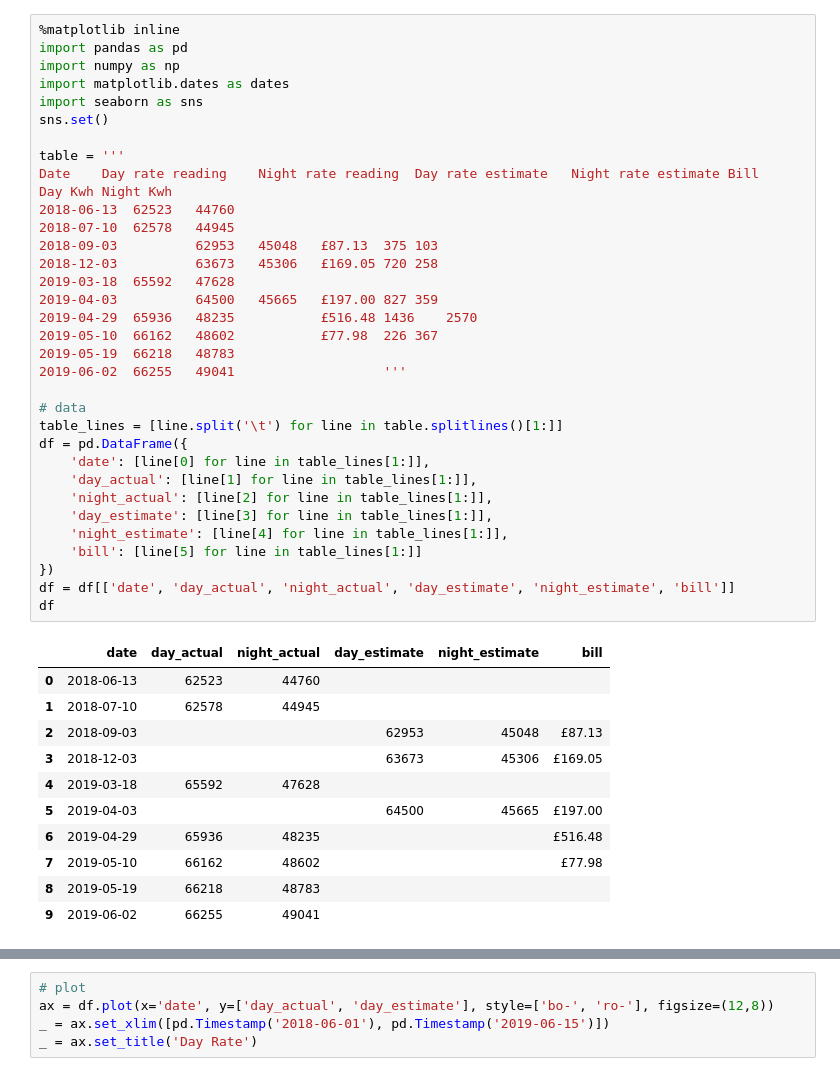
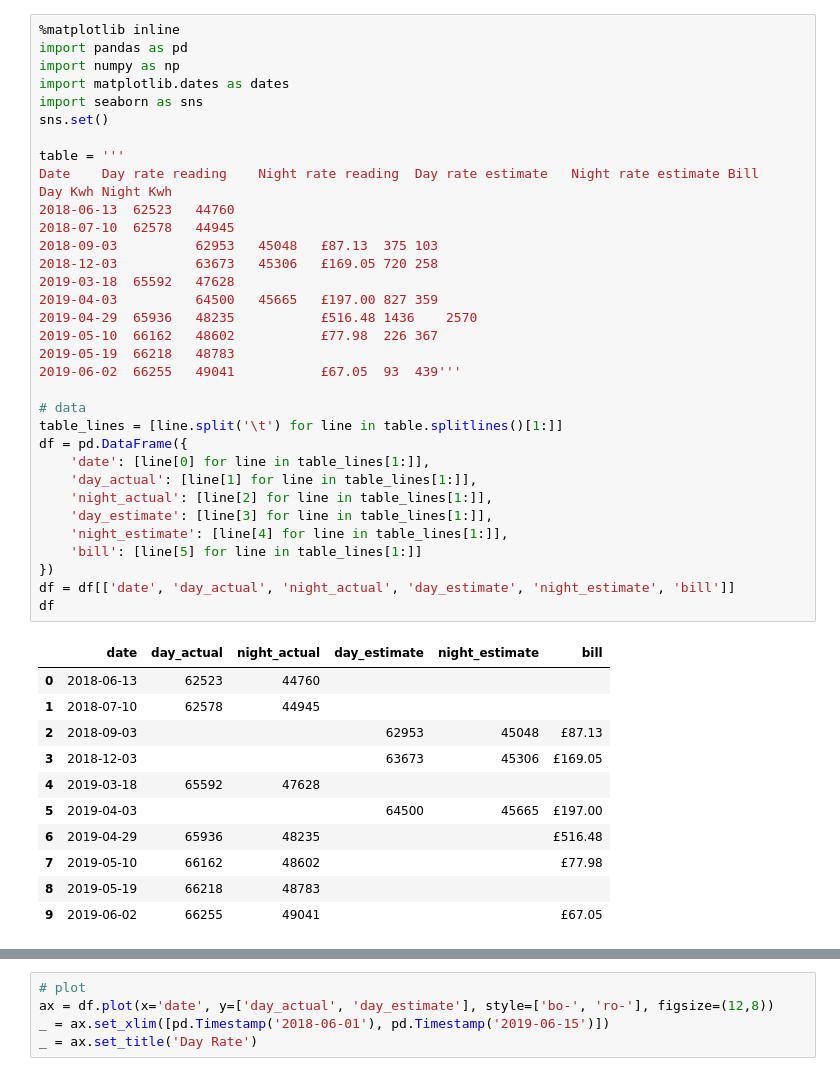
Before and after one commit to siongngiap/cem, a Jupyter notebook: cem_electricity.ipynb, the cells around one changed output, grey strips where cells are left out. Drawn from its saved outputs; the diff is of its cells as text.

```diff
--- a/cem_electricity.ipynb
+++ b/cem_electricity.ipynb
@@ -14,35 +14,35 @@ Date	Day rate reading	Night rate reading	Day rate estimate	Night rate estimate	B
 2018-12-03			63673	45306	£169.05	720	258
 2019-03-18	65592	47628
 2019-04-03			64500	45665	£197.00	827	359
 2019-04-29	65936	48235			£516.48	1436	2570
 2019-05-10	66162	48602			£77.98	226	367
 2019-05-19	66218	48783
-2019-06-02	66255	49041					'''
+2019-06-02	66255	49041			£67.05	93	439'''
 
 # data
 table_lines = [line.split('\t') for line in table.splitlines()[1:]]
 df = pd.DataFrame({
     'date': [line[0] for line in table_lines[1:]],
     'day_actual': [line[1] for line in table_lines[1:]],
     'night_actual': [line[2] for line in table_lines[1:]],
     'day_estimate': [line[3] for line in table_lines[1:]],
     'night_estimate': [line[4] for line in table_lines[1:]],
     'bill': [line[5] for line in table_lines[1:]]
 })
 df = df[['date', 'day_actual', 'night_actual', 'day_estimate', 'night_estimate', 'bill']]
 df
 # %% [output]
 |  | date | day_actual | night_actual | day_estimate | night_estimate | bill |
 | 0 | 2018-06-13 | 62523 | 44760 |  |  |  |
 | 1 | 2018-07-10 | 62578 | 44945 |  |  |  |
 | 2 | 2018-09-03 |  |  | 62953 | 45048 | £87.13 |
 | 3 | 2018-12-03 |  |  | 63673 | 45306 | £169.05 |
 | 4 | 2019-03-18 | 65592 | 47628 |  |  |  |
 | 5 | 2019-04-03 |  |  | 64500 | 45665 | £197.00 |
 | 6 | 2019-04-29 | 65936 | 48235 |  |  | £516.48 |
 | 7 | 2019-05-10 | 66162 | 48602 |  |  | £77.98 |
 | 8 | 2019-05-19 | 66218 | 48783 |  |  |  |
-| 9 | 2019-06-02 | 66255 | 49041 |  |  |  |
+| 9 | 2019-06-02 | 66255 | 49041 |  |  | £67.05 |
 # %%
 # processed data
 df = df.assign(
```
Also changed, not shown: parts of 2 cells of this notebook, 1 other file.
